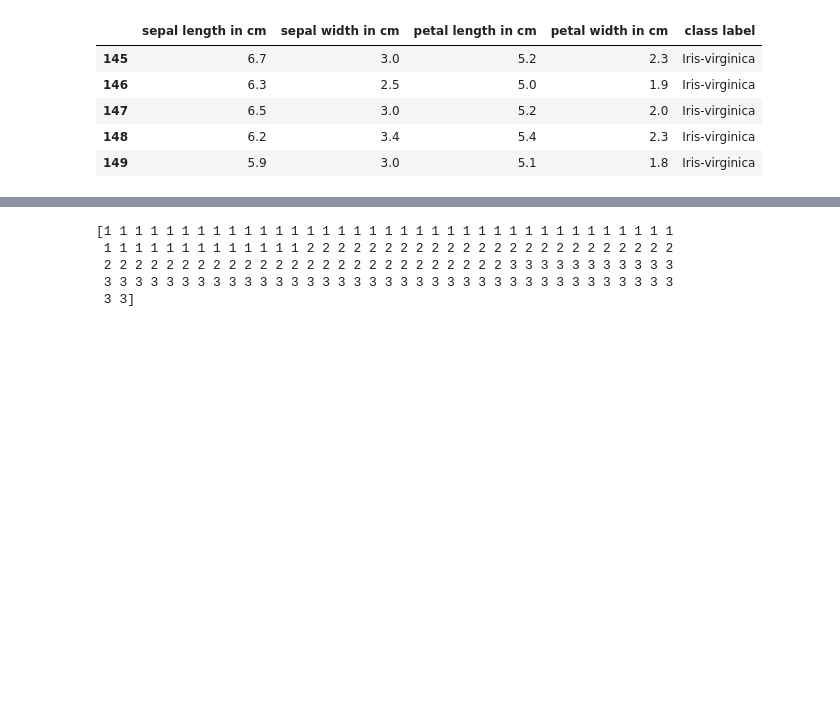
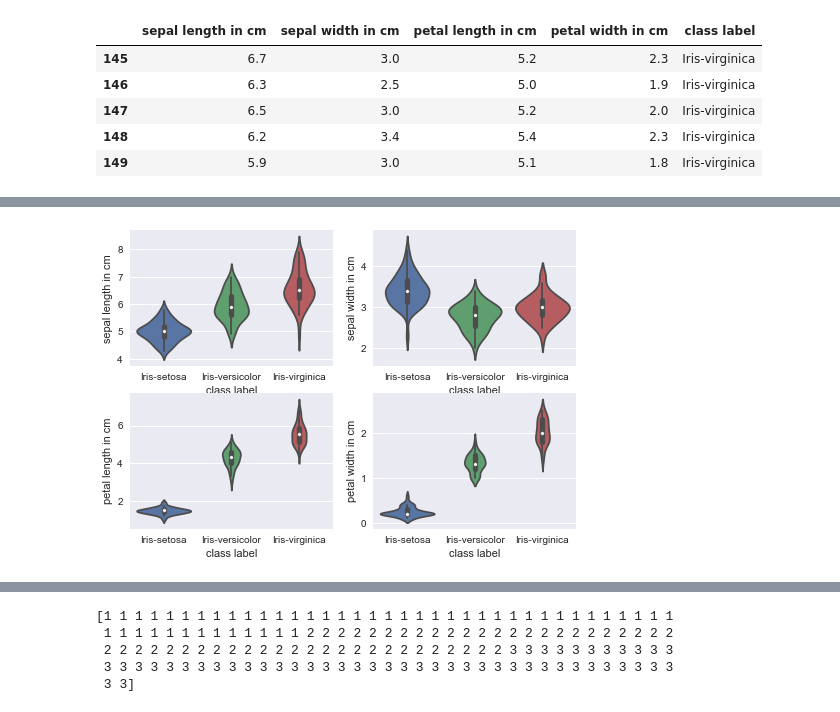
Before and after one commit to hsiaom26/DSFTA, a Jupyter notebook: Alg-LDA.ipynb, the cells around one changed output, grey strips where cells are left out. Cells and saved outputs as stored; diff of their text form; code cells hidden in the pictures; blank space fills up the shorter version.

Commit message:
update lds and iris.data

```diff
--- a/Alg-LDA.ipynb
+++ b/Alg-LDA.ipynb
@@ -36,0 +69,8 @@ df.tail()
+# %%
+for column_index, column in enumerate(df.columns):
+    if column == 'class label':
+        continue
+    plt.subplot(2, 2, column_index + 1)
+    sb.violinplot(x='class label', y=column, data=df)
+# %% [output]
+[figure, added]
```
Also changed, not shown: parts of 8 cells of this notebook, 1 other file.
